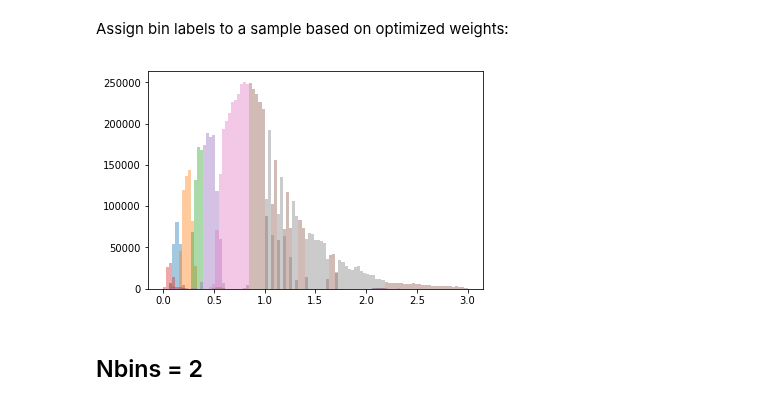
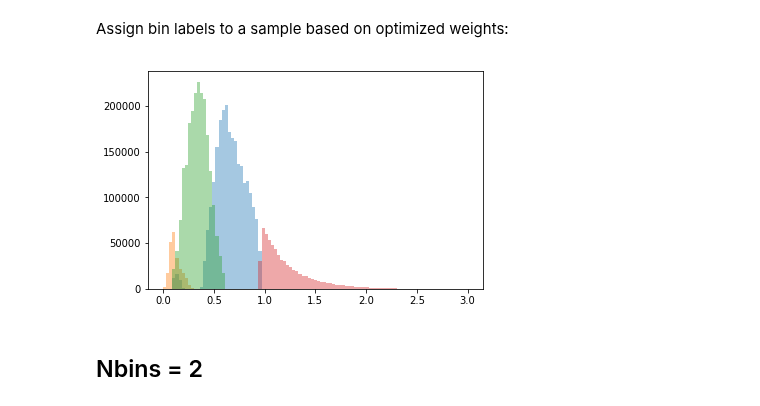
Before and after one commit to dkirkby/zotbin, a Jupyter notebook: Refine.ipynb, the cells around one changed output. Cells and saved outputs as stored; diff of their text form; code cells hidden in the pictures.

```diff
--- a/Refine.ipynb
+++ b/Refine.ipynb
@@ -142,0 +152,2 @@ optimize_truez(dndz_buz, 2, 5, 500, eta=1.0, gamma=+0.1);
+# %%
+wbest4 = wbest.copy()
@@ -288,14 +321,14 @@ def get_labels(z, w, seed=1):
         labels[sel] = np.searchsorted(cdf[:, i], u)
     return labels
 
-labels = get_labels(zdc2, w8)
+labels4 = get_labels(zbuz, wbest4)
 # %%
 def plot_labels(z, labels):
     nbin = labels.max() + 1
     for i in range(nbin):
         sel = labels == i
         plt.hist(z[sel], bins=np.linspace(0, 3, 100), histtype='stepfilled', alpha=0.4)
 
-plot_labels(zdc2, labels)
+plot_labels(zbuz, labels4)
 # %% [output]
-[figure, old version]
+[figure, new version]
```
Also changed, not shown: parts of 4 cells of this notebook.
